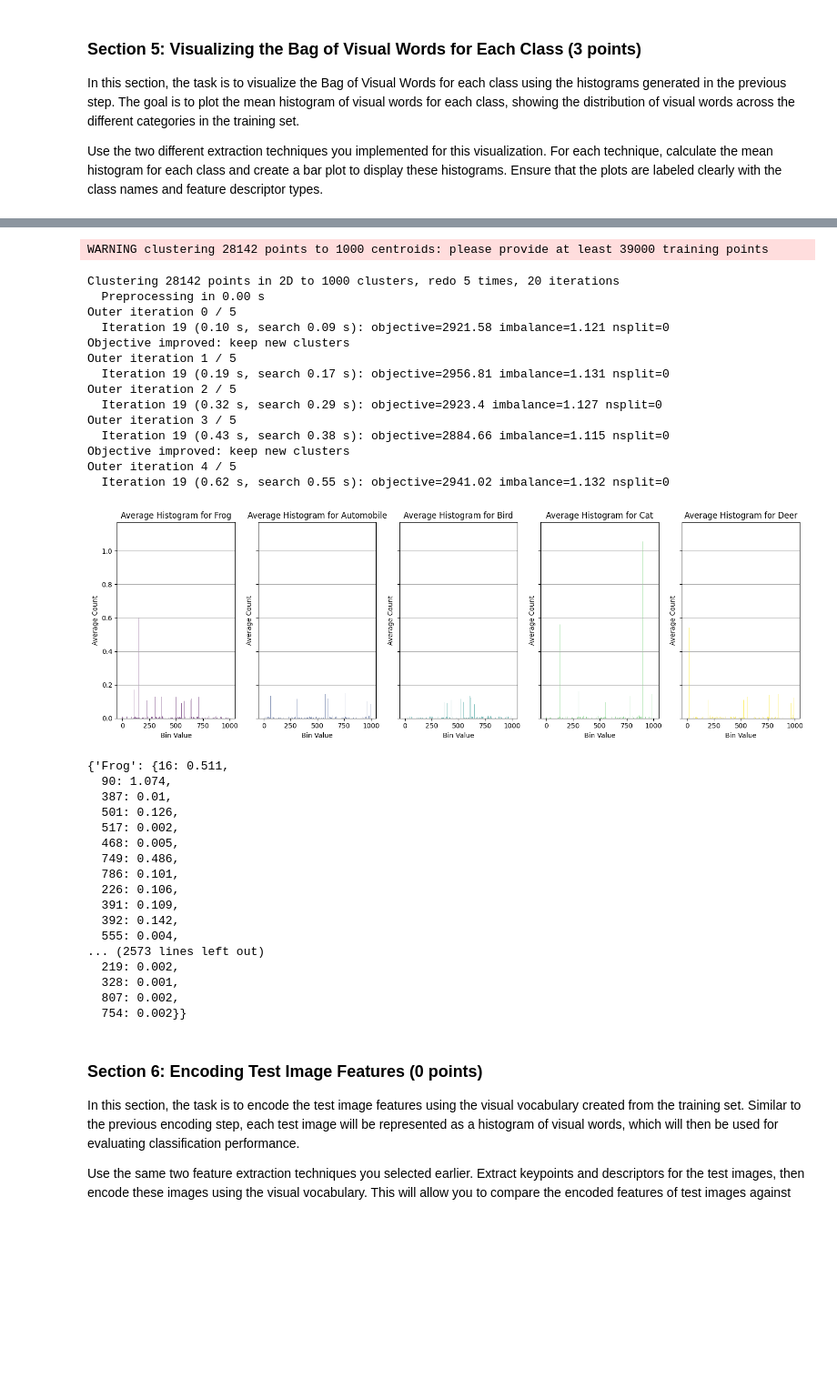
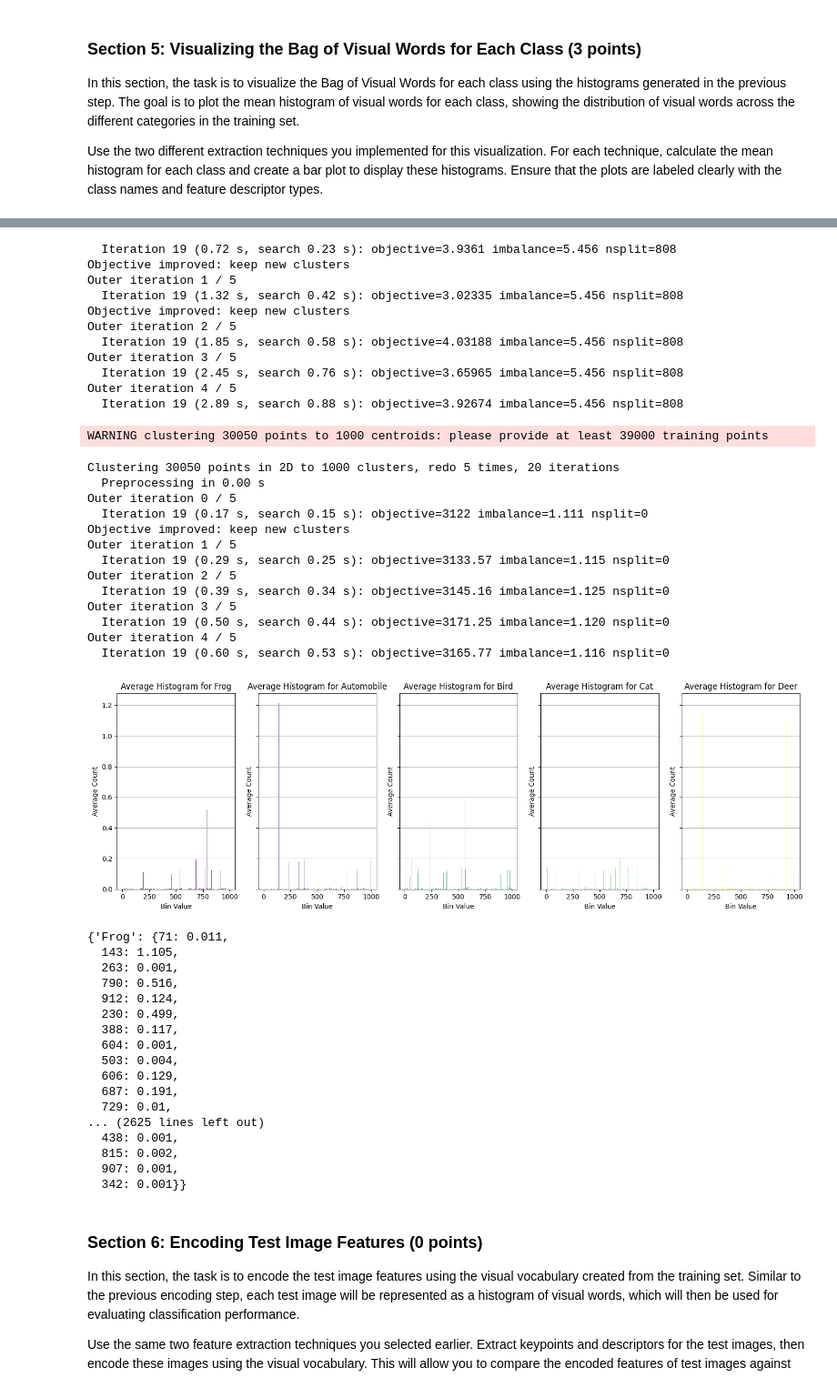
Before and after one commit to matthias-hagenauer/cv1_labs, a Jupyter notebook: cv1-lab-final-1/cv1-final-lab-part-1.ipynb, the cells around one changed output, grey strips where cells are left out. Shown at 91% size. Saved outputs shown, nothing was run; the diff lists cells and outputs as text; code cells hidden in the pictures; blank space fills up the shorter version.

```diff
--- a/cv1-lab-final-1/cv1-final-lab-part-1.ipynb
+++ b/cv1-lab-final-1/cv1-final-lab-part-1.ipynb
@@ -212,7 +212,7 @@ This step is essential to understand how different feature extractors behave acr
 **Hint:** You can use the OpenCV library to detect keypoints and extract features. You can also upscale the images to improve the visualization of the keypoints.
 # %%
 def detect_keypoints_sift(image):
-    sift = cv2.SIFT_create(edgeThreshold=0.1)
+    sift = cv2.SIFT_create(edgeThreshold=0.01)
     keypoints, _ = sift.detectAndCompute(image, None)
     return keypoints
 
@@ -532,7 +530,6 @@ Use the two different extraction techniques you implemented for this visualizati
 # %%
 from collections import defaultdict
 
-centroids_dict = get_centroids(train_images, train_labels, visualize=False, percentages=[.5])
 
 def get_mean_histogram(centroids, train_images, train_labels, visualize = True):
     classes = {'Frog': 0, 'Automobile': 1, 'Bird': 2, 'Cat': 3, 'Deer': 4}
@@ -587,5 +584,6 @@ def get_mean_histogram(centroids, train_images, train_labels, visualize = True):
 
     return average_histograms
 
+centroids_dict = get_centroids(train_images, visualize=False, percentages=[.5])
 get_mean_histogram(centroids_dict[list(centroids_dict.keys())[0]], train_images, train_labels)
 # %% [output]
@@ -607,36 +595,46 @@ Outer iteration 4 / 5
-WARNING clustering 28142 points to 1000 centroids: please provide at least 39000 training points
+  Iteration 19 (0.72 s, search 0.23 s): objective=3.9361 imbalance=5.456 nsplit=808
+Objective improved: keep new clusters
+Outer iteration 1 / 5
+  Iteration 19 (1.32 s, search 0.42 s): objective=3.02335 imbalance=5.456 nsplit=808
+Objective improved: keep new clusters
+Outer iteration 2 / 5
+  Iteration 19 (1.85 s, search 0.58 s): objective=4.03188 imbalance=5.456 nsplit=808
+Outer iteration 3 / 5
+  Iteration 19 (2.45 s, search 0.76 s): objective=3.65965 imbalance=5.456 nsplit=808
+Outer iteration 4 / 5
+  Iteration 19 (2.89 s, search 0.88 s): objective=3.92674 imbalance=5.456 nsplit=808
-Clustering 28142 points in 2D to 1000 clusters, redo 5 times, 20 iterations
-  Preprocessing in 0.00 s
-Outer iteration 0 / 5
-  Iteration 19 (0.10 s, search 0.09 s): objective=2921.58 imbalance=1.121 nsplit=0
-Objective improved: keep new clusters
-Outer iteration 1 / 5
-  Iteration 19 (0.19 s, search 0.17 s): objective=2956.81 imbalance=1.131 nsplit=0
-Outer iteration 2 / 5
-  Iteration 19 (0.32 s, search 0.29 s): objective=2923.4 imbalance=1.127 nsplit=0
-Outer iteration 3 / 5
-  Iteration 19 (0.43 s, search 0.38 s): objective=2884.66 imbalance=1.115 nsplit=0
-Objective improved: keep new clusters
-Outer iteration 4 / 5
-  Iteration 19 (0.62 s, search 0.55 s): objective=2941.02 imbalance=1.132 nsplit=0
+WARNING clustering 30050 points to 1000 centroids: please provide at least 39000 training points
+Clustering 30050 points in 2D to 1000 clusters, redo 5 times, 20 iterations
+  Preprocessing in 0.00 s
+Outer iteration 0 / 5
+  Iteration 19 (0.17 s, search 0.15 s): objective=3122 imbalance=1.111 nsplit=0
+Objective improved: keep new clusters
+Outer iteration 1 / 5
+  Iteration 19 (0.29 s, search 0.25 s): objective=3133.57 imbalance=1.115 nsplit=0
+Outer iteration 2 / 5
+  Iteration 19 (0.39 s, search 0.34 s): objective=3145.16 imbalance=1.125 nsplit=0
+Outer iteration 3 / 5
+  Iteration 19 (0.50 s, search 0.44 s): objective=3171.25 imbalance=1.120 nsplit=0
+Outer iteration 4 / 5
+  Iteration 19 (0.60 s, search 0.53 s): objective=3165.77 imbalance=1.116 nsplit=0
-[figure, old version]
+[figure, new version]
-{'Frog': {16: 0.511,
-  90: 1.074,
-  387: 0.01,
-  501: 0.126,
-  517: 0.002,
-  468: 0.005,
-  749: 0.486,
-  786: 0.101,
-  226: 0.106,
-  391: 0.109,
-  392: 0.142,
-  555: 0.004,
-... (2573 lines left out)
-  219: 0.002,
-  328: 0.001,
-  807: 0.002,
-  754: 0.002}}
+{'Frog': {71: 0.011,
+  143: 1.105,
+  263: 0.001,
+  790: 0.516,
+  912: 0.124,
+  230: 0.499,
+  388: 0.117,
+  604: 0.001,
+  503: 0.004,
+  606: 0.129,
+  687: 0.191,
+  729: 0.01,
+... (2625 lines left out)
+  438: 0.001,
+  815: 0.002,
+  907: 0.001,
+  342: 0.001}}
 # %% [markdown]
 <a id="section-6"></a>
 ### **Section 6: Encoding Test Image Features (0 points)**
```
Also changed, not shown: parts of 4 cells of this notebook.
